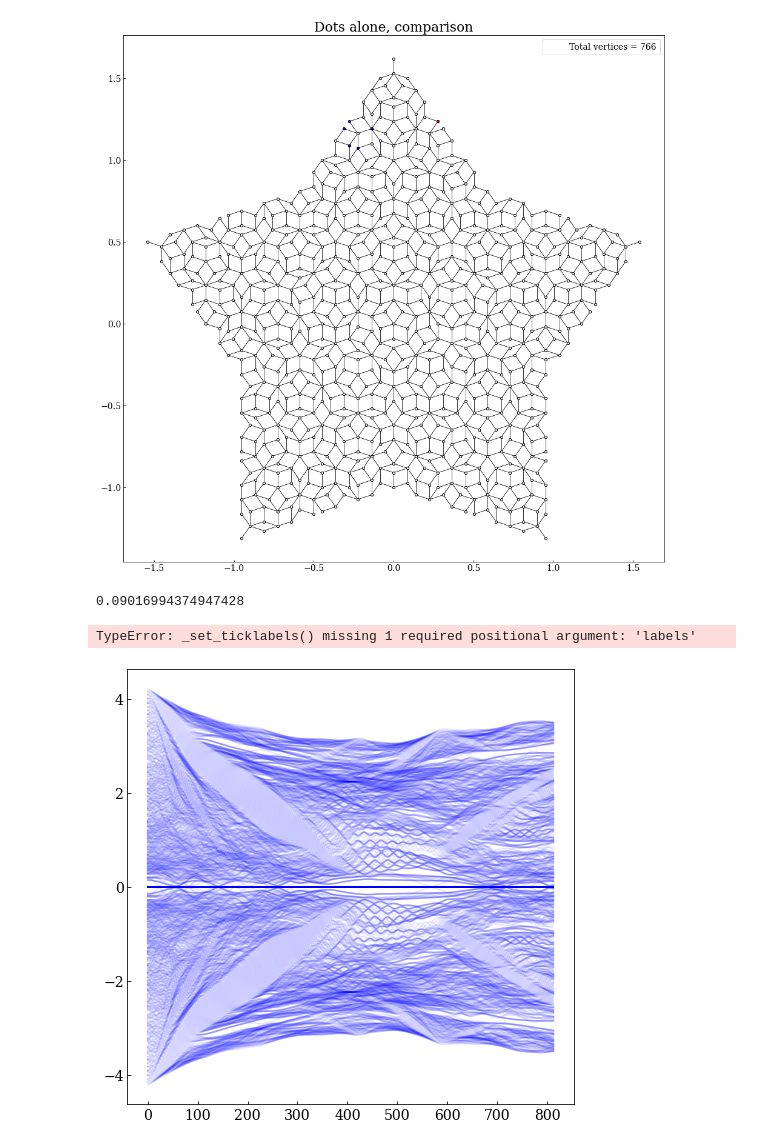
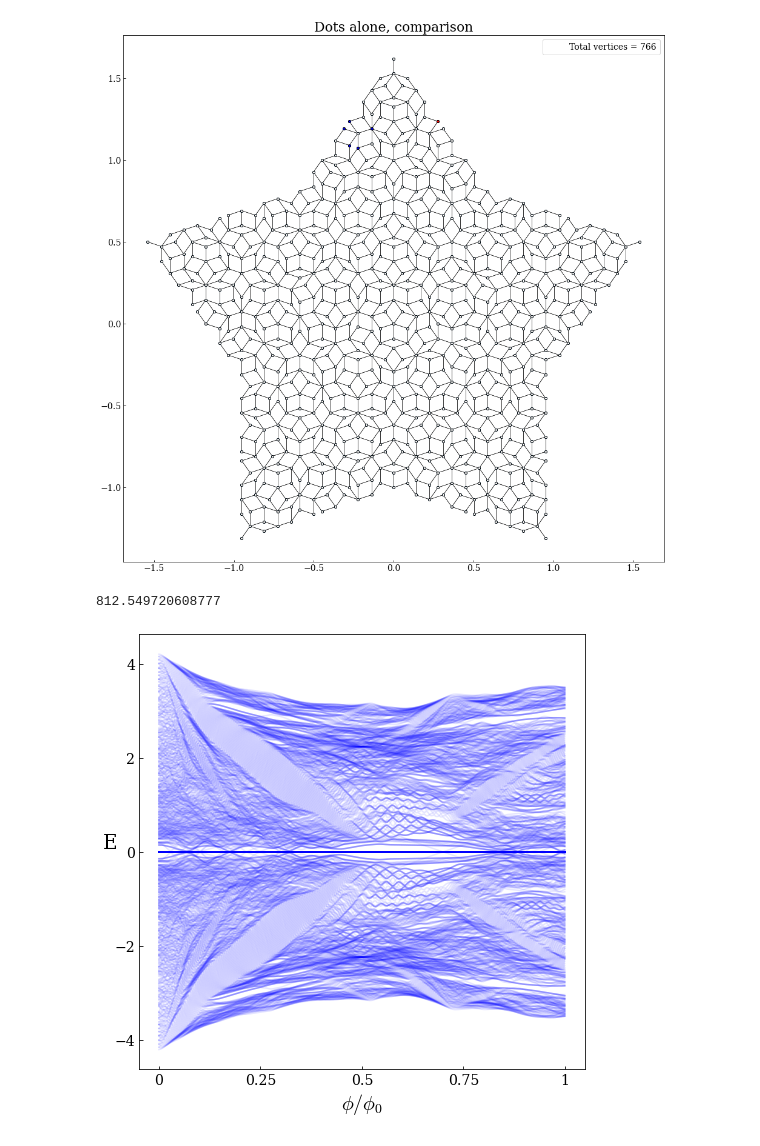
Before and after one commit to Kroghski/Bachelor, a Jupyter notebook: Code/Penrose/Penrose_tiling.ipynb, the cells around one changed output. Cells and saved outputs as stored; diff of their text form; code cells hidden in the pictures.

```diff
--- a/Code/Penrose/Penrose_tiling.ipynb
+++ b/Code/Penrose/Penrose_tiling.ipynb
@@ -11,6 +11,7 @@ plt.rc('axes', labelsize=20, titlesize=22)
 plt.rc('legend', fontsize=14)
 plt.rcParams['font.family'] = 'DeJavu Serif'
 plt.rcParams['font.serif'] = ['Computer Modern Roman']
+plt.rcParams['mathtext.fontset'] = 'cm'
 # %%
 ## SUMMARISING FUNCTIONS DEFINED
 
@@ -628,19 +621,21 @@ for i in bands:
     band = [x[i] for x in eigvals]
     eigs_banded.append(band)
 
-print(Side_decomp)
+print(max_B)
 # %% [output]
-0.09016994374947428
+812.549720608777
 # %%
 fig, ax = plt.subplots(figsize= (8,8))
 
 for y in eigs_banded:
     ax.plot(Bs,y, color= 'b', alpha= 0.1)
 
-ax.set_yticklabels()
+max_B = max(Bs)
+ax.set_xticks([0, 0.25*max_B, 0.5*max_B, 0.75*max_B, max_B], ['0', '0.25', '0.5', '0.75', '1'])
+ax.set_xlabel(r'$\phi / \phi_0$')
+ax.set_ylabel('E', rotation= 0)
 
 plt.savefig('../../Illustrations/Penrose_bands.png')
 plt.show()
 # %% [output]
-TypeError: _set_ticklabels() missing 1 required positional argument: 'labels'
-[figure, old version]
+[figure, new version]
```
Also changed, not shown: parts of 13 cells of this notebook, 11 other files.
